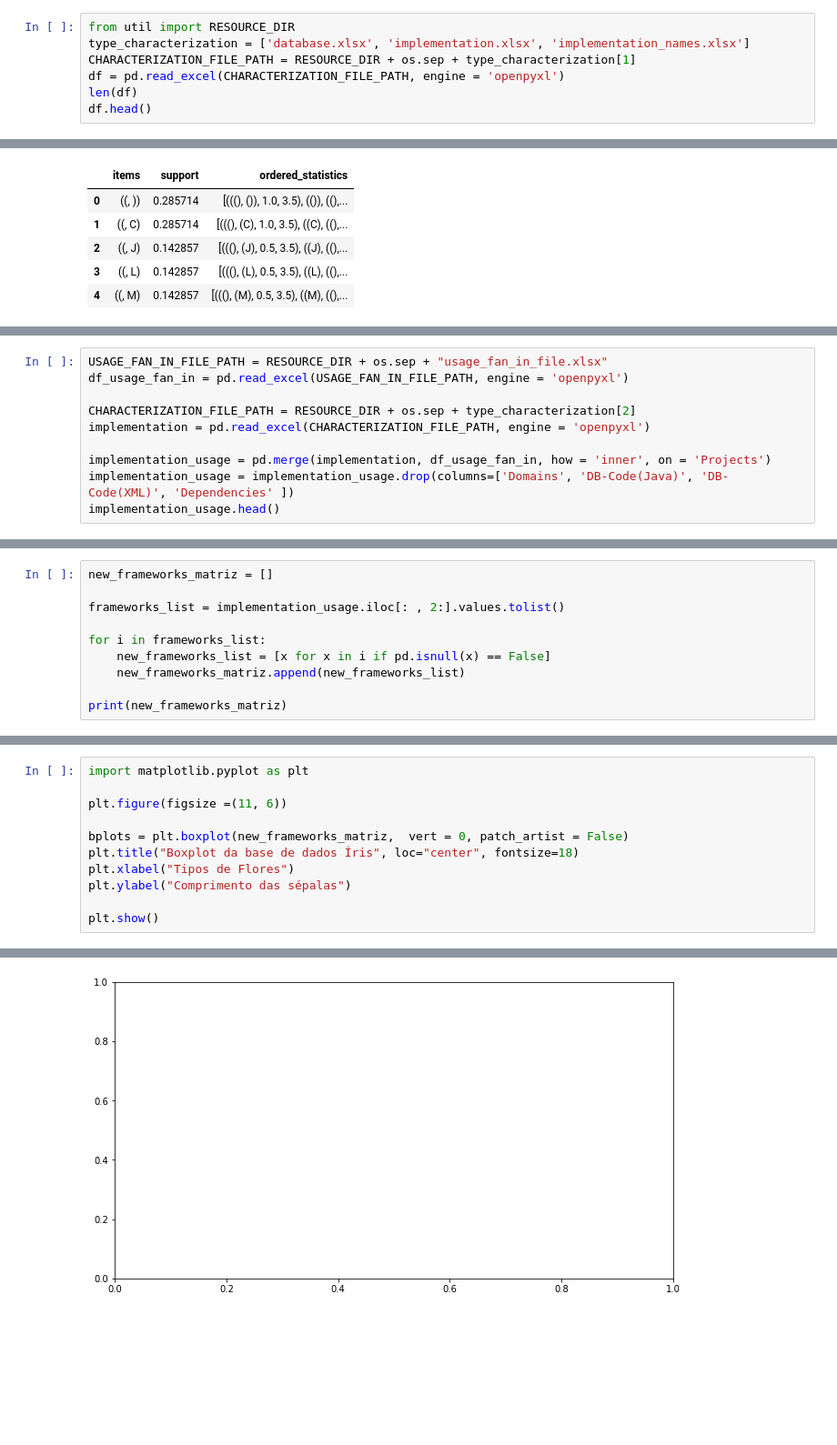
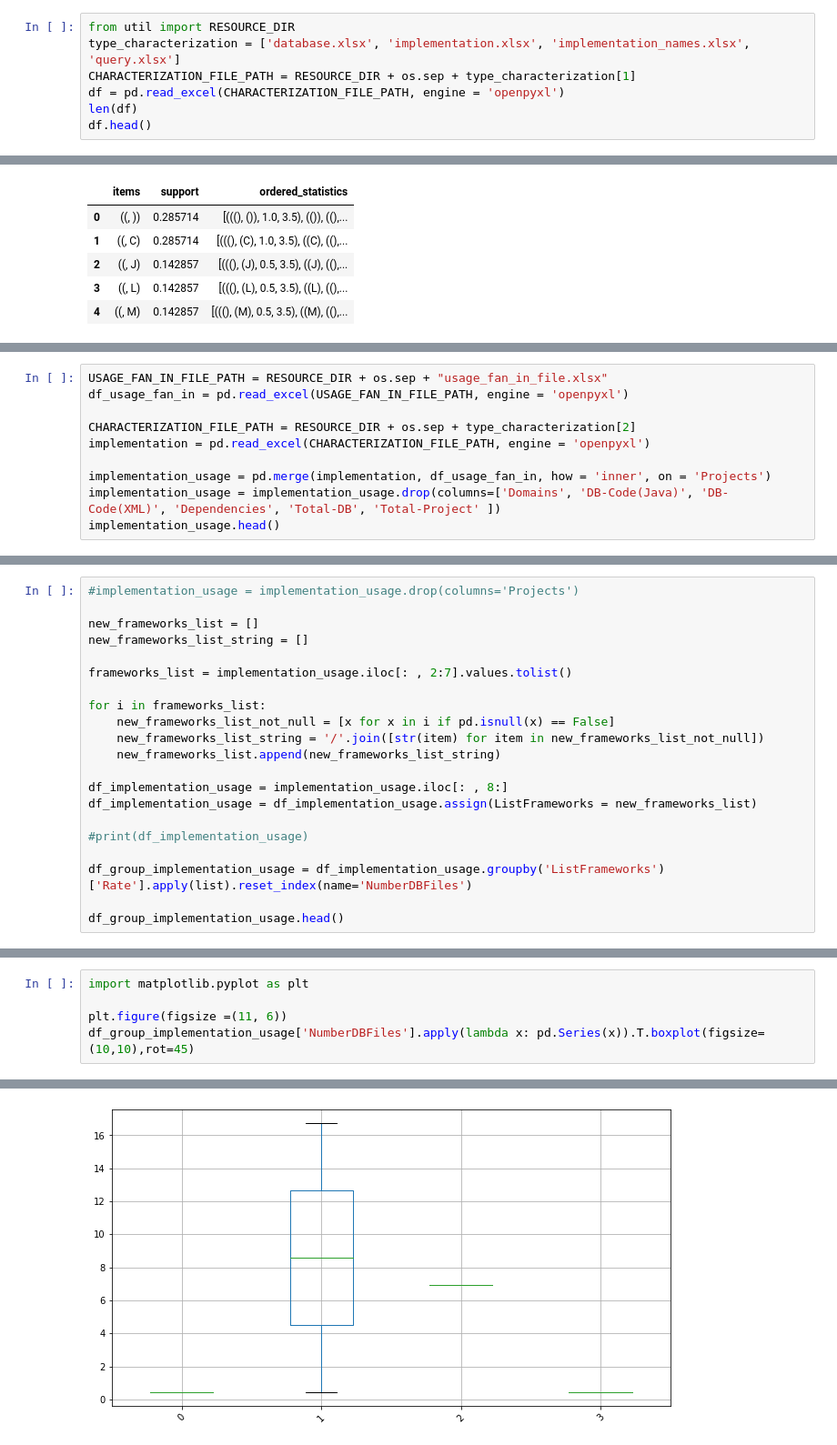
Before and after one commit to gems-uff/db-mining, a Jupyter notebook: src/characterization_implementation.ipynb, the cells around one changed output, grey strips where cells are left out. Shown at 91% size. Saved outputs shown, nothing was run; the diff lists cells and outputs as text; blank space fills up the shorter version.

Commit message:
Usage SQL and bug servidor

```diff
--- a/src/characterization_implementation.ipynb
+++ b/src/characterization_implementation.ipynb
@@ -5,7 +5,7 @@ import matplotlib.pyplot as plt
 import os
 # %%
 from util import RESOURCE_DIR
-type_characterization = ['database.xlsx', 'implementation.xlsx', 'implementation_names.xlsx']
+type_characterization = ['database.xlsx', 'implementation.xlsx', 'implementation_names.xlsx', 'query.xlsx']
 CHARACTERIZATION_FILE_PATH = RESOURCE_DIR + os.sep + type_characterization[1]
 df = pd.read_excel(CHARACTERIZATION_FILE_PATH, engine = 'openpyxl')
 len(df)
@@ -129,6 +126,6 @@ CHARACTERIZATION_FILE_PATH = RESOURCE_DIR + os.sep + type_characterization[2]
 implementation = pd.read_excel(CHARACTERIZATION_FILE_PATH, engine = 'openpyxl')
 
 implementation_usage = pd.merge(implementation, df_usage_fan_in, how = 'inner', on = 'Projects')
-implementation_usage = implementation_usage.drop(columns=['Domains', 'DB-Code(Java)', 'DB-Code(XML)', 'Dependencies' ])
+implementation_usage = implementation_usage.drop(columns=['Domains', 'DB-Code(Java)', 'DB-Code(XML)', 'Dependencies', 'Total-DB', 'Total-Project' ])
 implementation_usage.head()
 # %% [output]
@@ -141,10 +137,0 @@ implementation_usage.head()
-# %%
-new_frameworks_matriz = []
-
-frameworks_list = implementation_usage.iloc[: , 2:].values.tolist()
-
-for i in frameworks_list:
-    new_frameworks_list = [x for x in i if pd.isnull(x) == False]
-    new_frameworks_matriz.append(new_frameworks_list)
-
-print(new_frameworks_matriz)
@@ -152,0 +138,21 @@ print(new_frameworks_matriz)
+# %%
+#implementation_usage = implementation_usage.drop(columns='Projects')
+
+new_frameworks_list = []
+new_frameworks_list_string = []
+
+frameworks_list = implementation_usage.iloc[: , 2:7].values.tolist()
+
+for i in frameworks_list:
+    new_frameworks_list_not_null = [x for x in i if pd.isnull(x) == False]
+    new_frameworks_list_string = '/'.join([str(item) for item in new_frameworks_list_not_null])
+    new_frameworks_list.append(new_frameworks_list_string)
+
+df_implementation_usage = implementation_usage.iloc[: , 8:]
+df_implementation_usage = df_implementation_usage.assign(ListFrameworks = new_frameworks_list)
+
+#print(df_implementation_usage)
+
+df_group_implementation_usage = df_implementation_usage.groupby('ListFrameworks')['Rate'].apply(list).reset_index(name='NumberDBFiles')
+
+df_group_implementation_usage.head()
@@ -154,11 +166,5 @@ print(new_frameworks_matriz)
 import matplotlib.pyplot as plt
 
 plt.figure(figsize =(11, 6))
-
-bplots = plt.boxplot(new_frameworks_matriz,  vert = 0, patch_artist = False)
-plt.title("Boxplot da base de dados Íris", loc="center", fontsize=18)
-plt.xlabel("Tipos de Flores")
-plt.ylabel("Comprimento das sépalas")
-
-plt.show()
+df_group_implementation_usage['NumberDBFiles'].apply(lambda x: pd.Series(x)).T.boxplot(figsize=(10,10),rot=45)
 # %% [output]
@@ -166 +172 @@ TypeError: cannot perform reduce with flexible type
-[figure, old version]
+[figure, new version]
```
Also changed, not shown: parts of 10 cells of this notebook, 8 other files.
